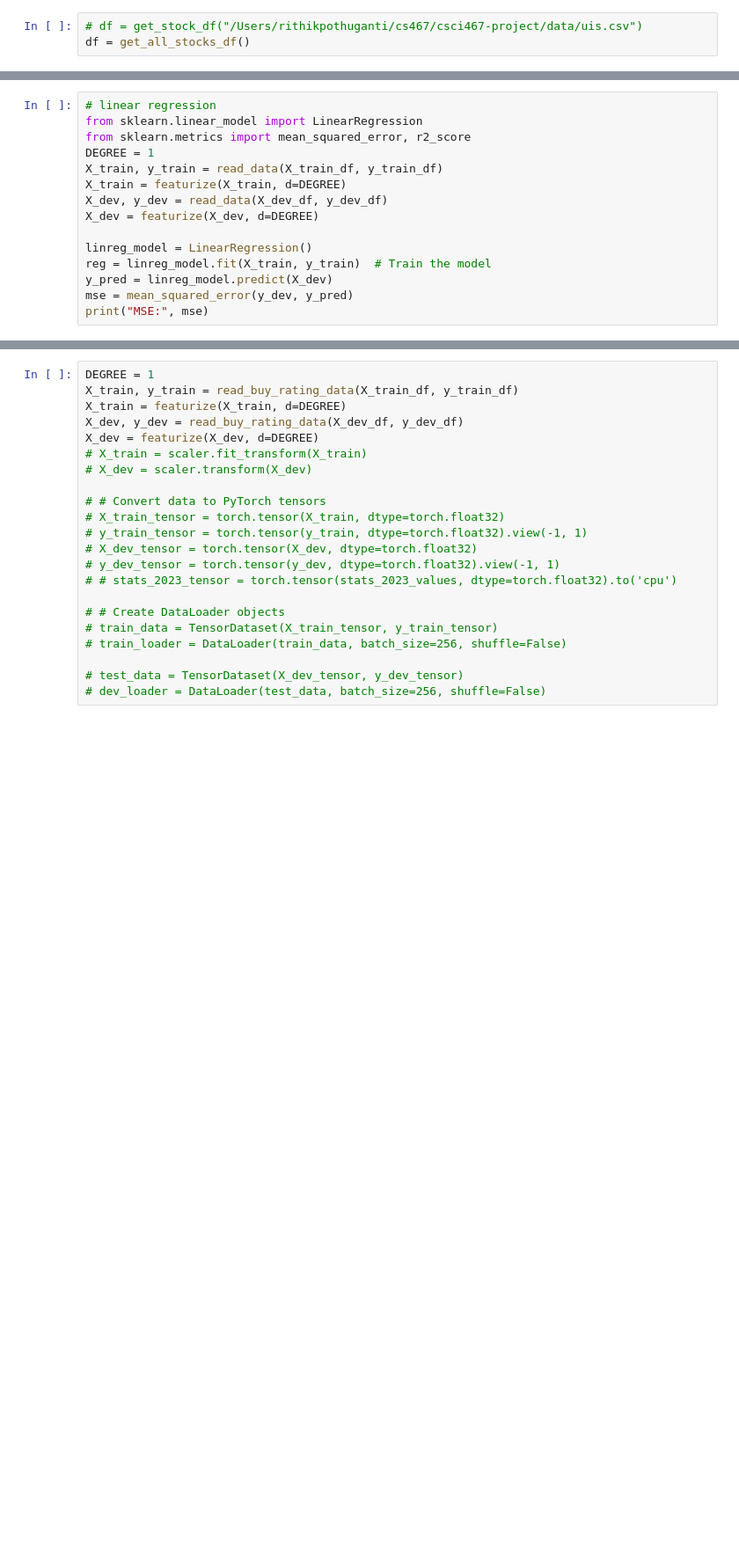
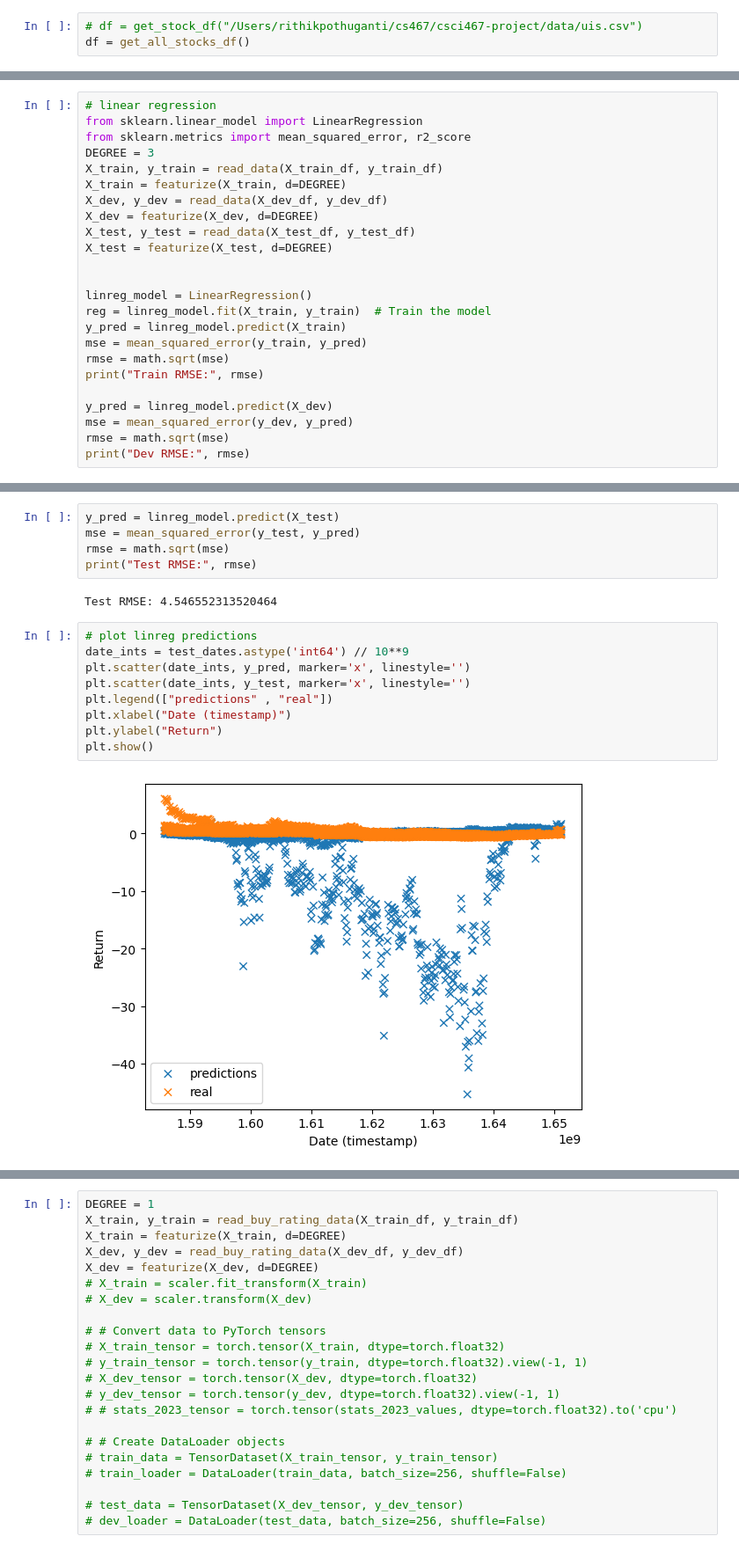
Before and after one commit to rithikp06/csci467-project, a Jupyter notebook: models.ipynb, the cells around one changed output, grey strips where cells are left out. Shown: that part at 88% size. Cells and saved outputs as stored; diff of their text form; blank space fills up the shorter version.

```diff
--- a/models.ipynb
+++ b/models.ipynb
@@ -75,15 +76,24 @@ Name: Date, dtype: datetime64[ns]
 # linear regression
 from sklearn.linear_model import LinearRegression
 from sklearn.metrics import mean_squared_error, r2_score
-DEGREE = 1
+DEGREE = 3
 X_train, y_train = read_data(X_train_df, y_train_df)
 X_train = featurize(X_train, d=DEGREE)
 X_dev, y_dev = read_data(X_dev_df, y_dev_df)
 X_dev = featurize(X_dev, d=DEGREE)
+X_test, y_test = read_data(X_test_df, y_test_df)
+X_test = featurize(X_test, d=DEGREE)
+
 
 linreg_model = LinearRegression()
 reg = linreg_model.fit(X_train, y_train)  # Train the model
+y_pred = linreg_model.predict(X_train)
+mse = mean_squared_error(y_train, y_pred)
+rmse = math.sqrt(mse)
+print("Train RMSE:", rmse)
+
 y_pred = linreg_model.predict(X_dev)
 mse = mean_squared_error(y_dev, y_pred)
-print("MSE:", mse)
+rmse = math.sqrt(mse)
+print("Dev RMSE:", rmse)
 # %% [output]
@@ -91,3 +102,21 @@ MSE: 0.3131076375755096
+# %%
+y_pred = linreg_model.predict(X_test)
+mse = mean_squared_error(y_test, y_pred)
+rmse = math.sqrt(mse)
+print("Test RMSE:", rmse)
+# %% [output]
+Test RMSE: 4.546552313520464
+# %%
+# plot linreg predictions
+date_ints = test_dates.astype('int64') // 10**9
+plt.scatter(date_ints, y_pred, marker='x', linestyle='')
+plt.scatter(date_ints, y_test, marker='x', linestyle='')
+plt.legend(["predictions" , "real"])
+plt.xlabel("Date (timestamp)")
+plt.ylabel("Return")
+plt.show()
+# %% [output]
+[figure, added]
 # %%
 # softmax regression
 
```
Also changed, not shown: parts of 16 cells of this notebook, 1 other file.
